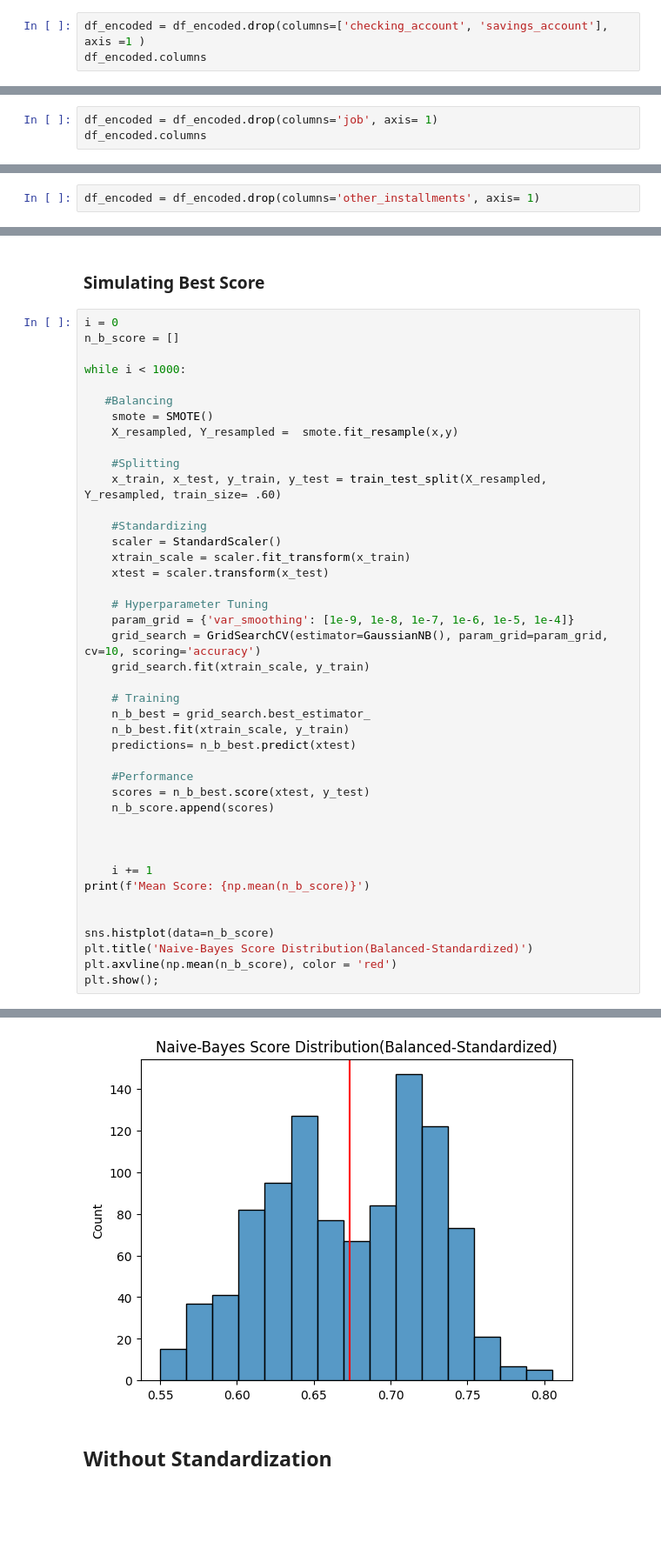
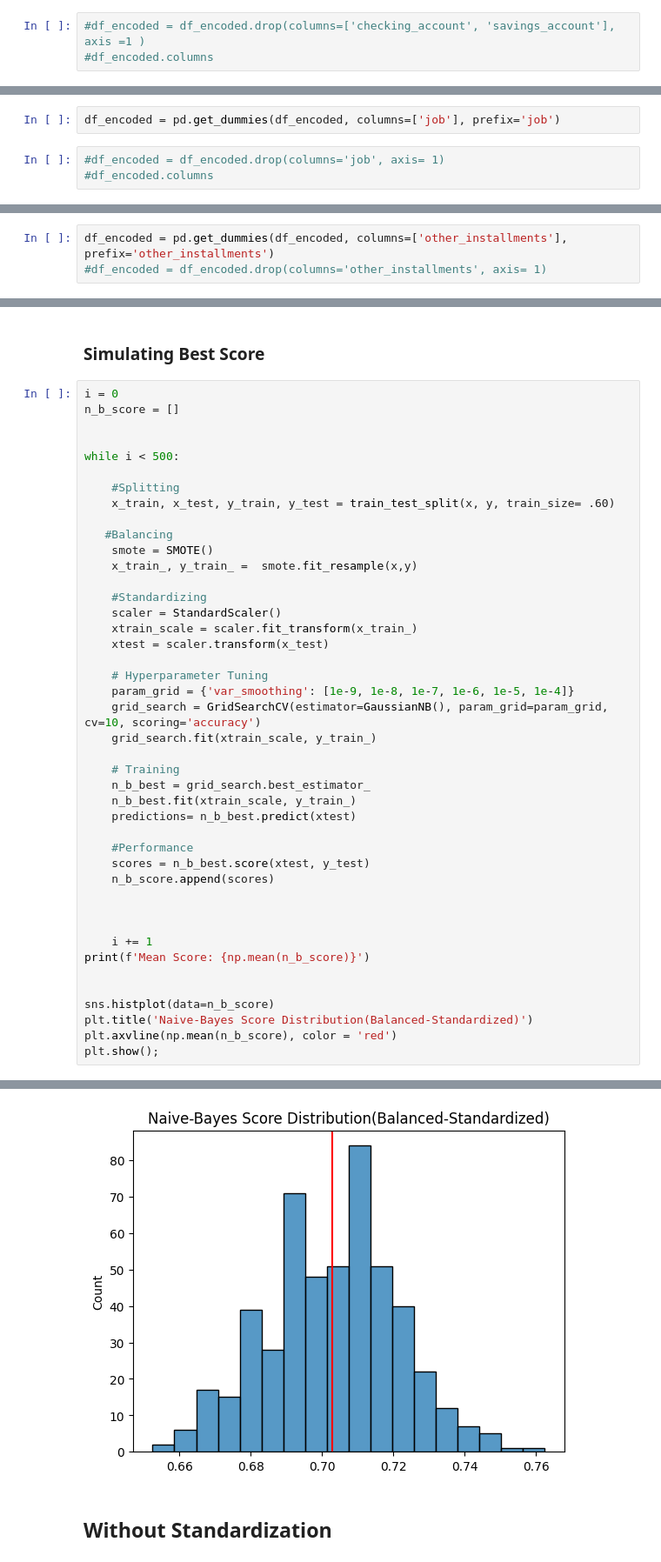
Before and after one commit to lopez-Luis89/Credit, a Jupyter notebook: Team Project AAI 501.ipynb, the cells around one changed output, grey strips where cells are left out. Shown at 87% size. Saved outputs shown, nothing was run; the diff lists cells and outputs as text; blank space fills up the shorter version.

```diff
--- a/Team Project AAI 501.ipynb
+++ b/Team Project AAI 501.ipynb
@@ -351,3 +412,3 @@ plt.show();
 # %%
-df_encoded = df_encoded.drop(columns=['checking_account', 'savings_account'], axis =1 )
-df_encoded.columns
+#df_encoded = df_encoded.drop(columns=['checking_account', 'savings_account'], axis =1 )
+#df_encoded.columns
@@ -464,6 +510,8 @@ sns.countplot(data=df_encoded, x = 'job', hue = 'class' )
 		     highly qualified employee/ officer
 # %% [markdown]
 ***The distribution for each class and employment seems proportional, we can omit this category***
+# %%
+df_encoded = pd.get_dummies(df_encoded, columns=['job'], prefix='job')
 # %%
-df_encoded = df_encoded.drop(columns='job', axis= 1)
-df_encoded.columns
+#df_encoded = df_encoded.drop(columns='job', axis= 1)
+#df_encoded.columns
@@ -586,7 +636,8 @@ sns.countplot(data=df_encoded, x  = 'other_installments', hue = 'class')
 # %% [markdown]
 ***Having Other Installments does not seem that affect wether you have good or bad credit,since the population results look proportional***
 # %%
-df_encoded = df_encoded.drop(columns='other_installments', axis= 1)
+df_encoded = pd.get_dummies(df_encoded, columns=['other_installments'], prefix='other_installments')
+#df_encoded = df_encoded.drop(columns='other_installments', axis= 1)
 # %%
 df_encoded.head(1)
 # %% [output]
@@ -813,28 +851,29 @@ False Positive rate: 0.31451612903225806
 i = 0
 n_b_score = []
 
-while i < 1000:
+
+while i < 500:
+
+    #Splitting
+    x_train, x_test, y_train, y_test = train_test_split(x, y, train_size= .60)
 
    #Balancing
     smote = SMOTE()
-    X_resampled, Y_resampled =  smote.fit_resample(x,y)
-
-    #Splitting
-    x_train, x_test, y_train, y_test = train_test_split(X_resampled, Y_resampled, train_size= .60)
+    x_train_, y_train_ =  smote.fit_resample(x,y)
 
     #Standardizing
     scaler = StandardScaler()
-    xtrain_scale = scaler.fit_transform(x_train)
+    xtrain_scale = scaler.fit_transform(x_train_)
     xtest = scaler.transform(x_test)
 
     # Hyperparameter Tuning
     param_grid = {'var_smoothing': [1e-9, 1e-8, 1e-7, 1e-6, 1e-5, 1e-4]}
     grid_search = GridSearchCV(estimator=GaussianNB(), param_grid=param_grid, cv=10, scoring='accuracy')
-    grid_search.fit(xtrain_scale, y_train)
+    grid_search.fit(xtrain_scale, y_train_)
 
     # Training
     n_b_best = grid_search.best_estimator_
-    n_b_best.fit(xtrain_scale, y_train)
+    n_b_best.fit(xtrain_scale, y_train_)
     predictions= n_b_best.predict(xtest)
 
     #Performance
@@ -856,4 +895,4 @@ Mean Score: 0.6732642857142858
-[figure, old version]
+[figure, new version]
 # %% [markdown]
 ## Without Standardization
 # %%
```
Also changed, not shown: parts of 35 cells of this notebook.
